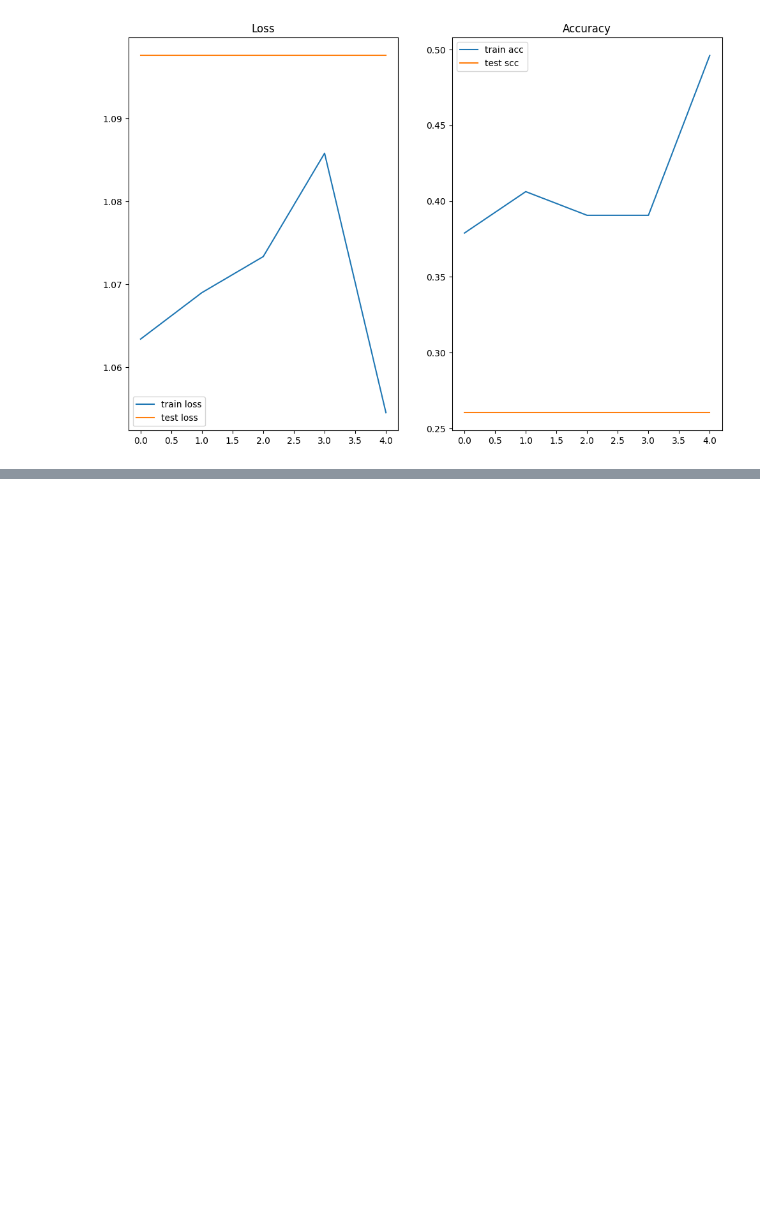
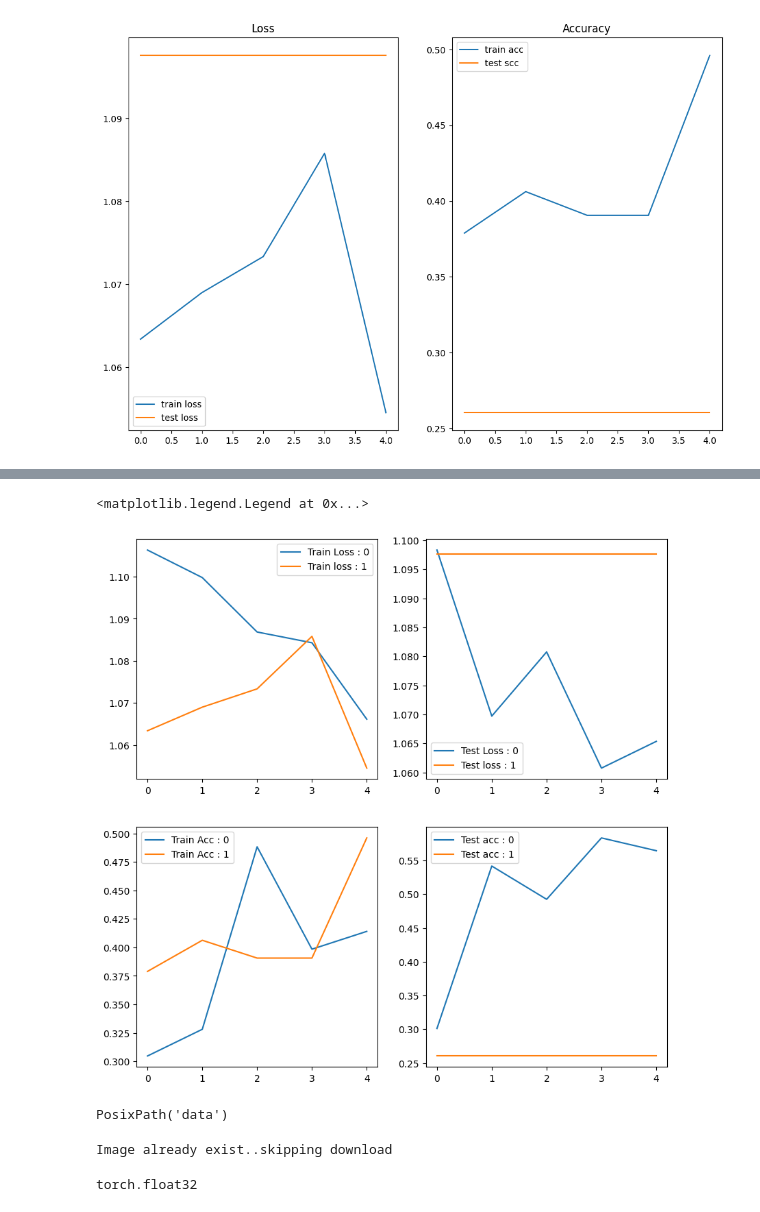
Before and after one commit to Linux-Server/ZTM, a Jupyter notebook: pytorch/04_custom_dataset/1.ipynb, the cells around one changed output, grey strips where cells are left out. Drawn from its saved outputs; the diff is of its cells as text; code cells hidden in the pictures; blank space fills up the shorter version.

```diff
--- a/pytorch/04_custom_dataset/1.ipynb
+++ b/pytorch/04_custom_dataset/1.ipynb
@@ -915,0 +904,8 @@ a.nelement()
+# %%
+# Compare models with eath other
+import pandas as pd
+
+model_0_df = pd.DataFrame(model_0_result)
+model_1_df = pd.DataFrame(model_1_results)
+
+model_0_df
@@ -915,0 +928,57 @@ a.nelement()
+# %%
+# Plot the graph
+epochs = range(len(model_0_df))
+plt.figure(figsize=(10,10))
+
+plt.subplot(2,2,1)
+plt.plot(epochs, model_0_df["train_loss"], label="Train Loss : 0" )
+plt.plot(epochs, model_1_df["train_loss"], label="Train loss : 1")
+plt.legend()
+
+plt.subplot(2,2,2)
+plt.plot(epochs, model_0_df["test_loss"], label="Test Loss : 0" )
+plt.plot(epochs, model_1_df["test_loss"], label="Test loss : 1")
+plt.legend()
+
+plt.subplot(2,2,3)
+plt.plot(epochs, model_0_df["train_acc"], label="Train Acc : 0" )
+plt.plot(epochs, model_1_df["train_acc"], label="Train Acc : 1")
+plt.legend()
+
+plt.subplot(2,2,4)
+plt.plot(epochs, model_0_df["test_acc"], label="Test acc : 0" )
+plt.plot(epochs, model_1_df["test_acc"], label="Test acc : 1")
+plt.legend()
+# %% [output]
+<matplotlib.legend.Legend at 0x...>
+[figure, added]
+# %%
+# make prediction on a custom image
+data_path
+# %% [output]
+PosixPath('data')
+# %%
+# download a steak image from internet, if not exist in data+path
+import requests
+custom_image_path = data_path /"best-steaks-for-grilling.jpg"
+url = "https://www.wiseguyshhi.com/wp-content/uploads/2023/10/best-steaks-for-grilling.jpg"
+
+if not custom_image_path.is_file():
+    print("Image doesnt exist...Downloading..")
+    with open(custom_image_path, "wb") as f:
+        req = requests.get(url)
+        f.write(req.content)
+else:
+    print("Image already exist..skipping download")
+# %% [output]
+Image already exist..skipping download
+# %%
+# load the image into tensor
+import torchvision
+
+custom_image_uint8 = torchvision.io.read_image(custom_image_path).float()
+
+
+custom_image_uint8.dtype
+# %% [output]
+torch.float32
```
Also changed, not shown: parts of 14 cells of this notebook, 1 other file.
